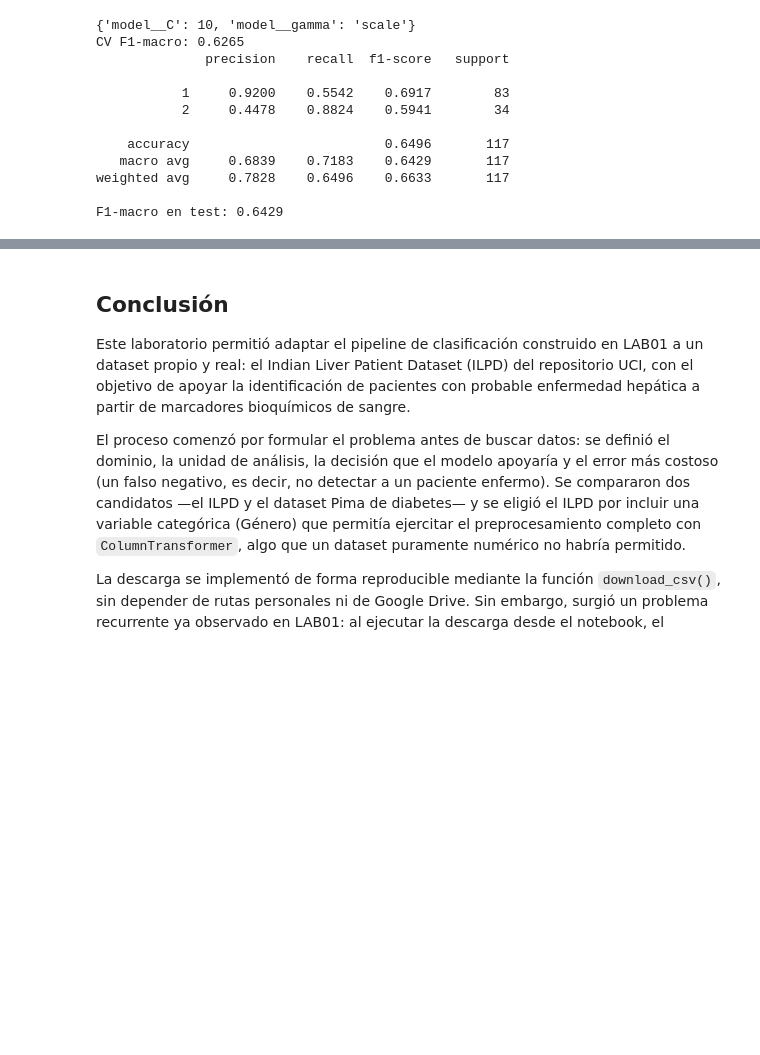
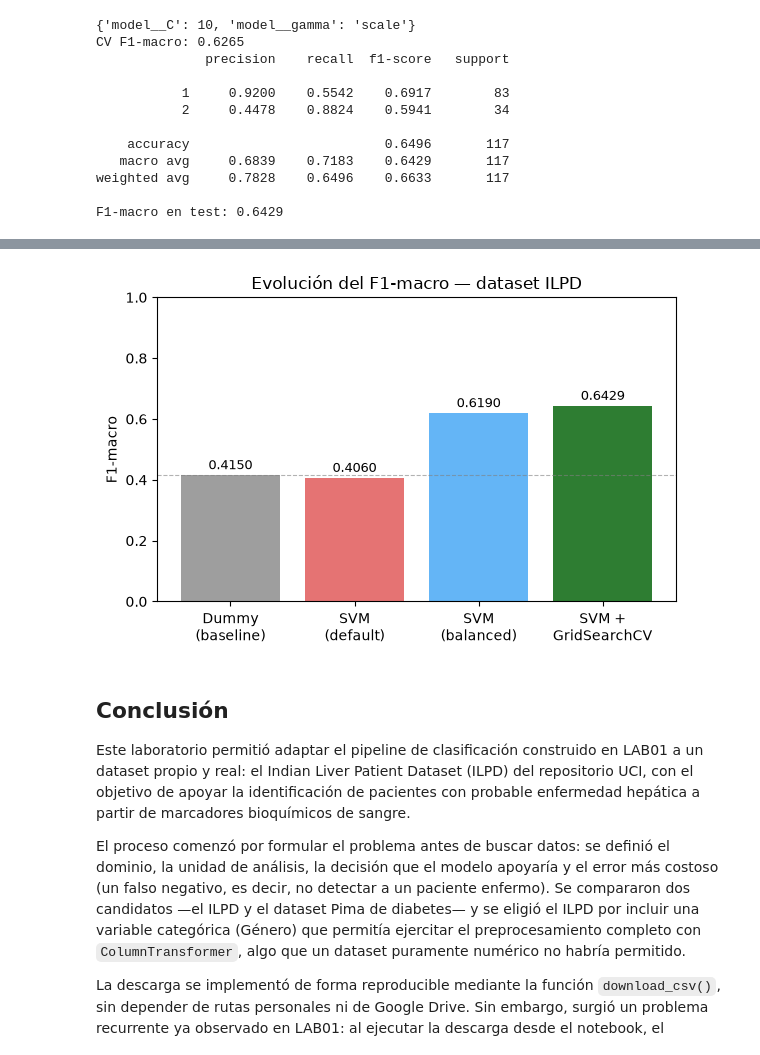
Before and after one commit to raimiruben/INF8239_U01, a Jupyter notebook: notebooks/01_svm_guiada.ipynb, the cells around one changed output, grey strips where cells are left out. Drawn from its saved outputs; the diff is of its cells as text; code cells hidden in the pictures; blank space fills up the shorter version.

```diff
--- a/notebooks/01_svm_guiada.ipynb
+++ b/notebooks/01_svm_guiada.ipynb
@@ -424,3 +447,31 @@ F1-macro en test: 0.6429
+# %%
+##Comparación de F1-macro entre las 4 versiones del modelo:
+
+import matplotlib.pyplot as plt
+from pathlib import Path
+
+modelos = ["Dummy\n(baseline)", "SVM\n(default)", "SVM\n(balanced)", "SVM +\nGridSearchCV"]
+f1_scores = [0.415, 0.406, 0.619, 0.6429]  # ajusta si tus valores exactos difieren
+
+fig, ax = plt.subplots(figsize=(6, 4))
+bars = ax.bar(modelos, f1_scores, color=["#9e9e9e", "#e57373", "#64b5f6", "#2e7d32"])
+ax.set_ylabel("F1-macro")
+ax.set_ylim(0, 1)
+ax.set_title("Evolución del F1-macro — dataset ILPD")
+ax.axhline(f1_scores[0], color="gray", linestyle="--", linewidth=0.8, alpha=0.6)
+
+for bar, score in zip(bars, f1_scores):
+    ax.text(bar.get_x() + bar.get_width()/2, score + 0.02, f"{score:.4f}",
+            ha="center", fontsize=9)
+
+plt.tight_layout()
+
+figures_dir = Path.cwd().parent / "reports" / "figures"
+figures_dir.mkdir(parents=True, exist_ok=True)
+plt.savefig(figures_dir / "f1_macro_comparacion.png", dpi=150, bbox_inches="tight")
+plt.show()
+# %% [output]
+[figure, added]
 # %% [markdown]
 ## Conclusión
 
```
Also changed, not shown: parts of 2 cells of this notebook, 4 other files.
